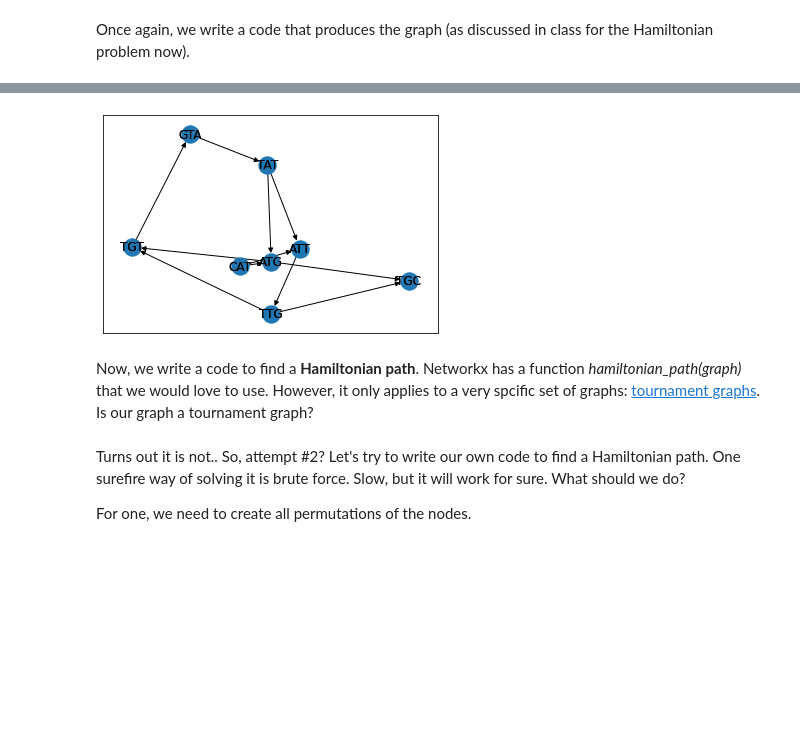
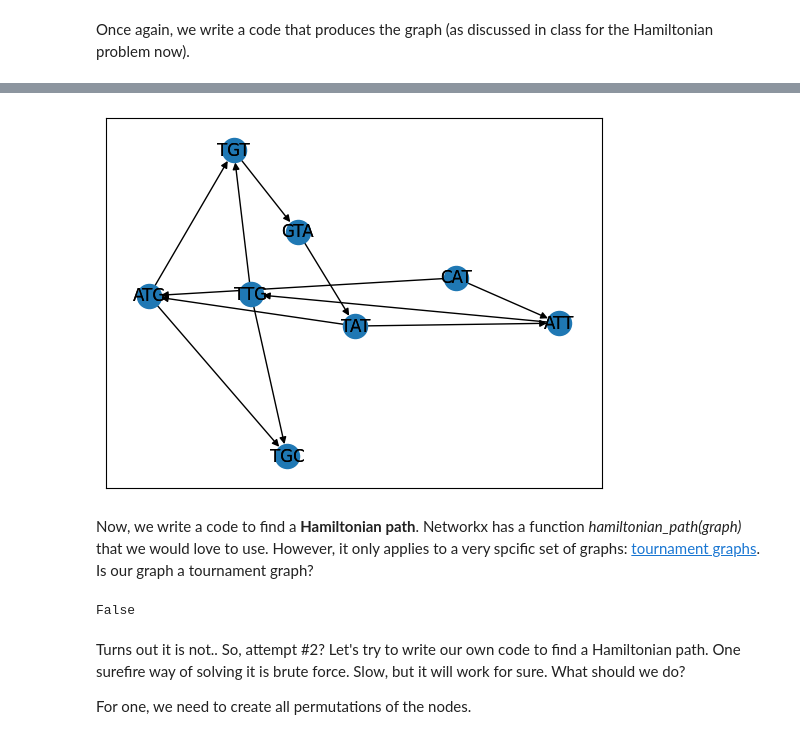
Before and after one commit to yggdrasilyuan/UIUC_code, a Jupyter notebook: network_data/hamiltonian.ipynb, the cells around one changed output, grey strips where cells are left out. Drawn from its saved outputs; the diff is of its cells as text; code cells hidden in the pictures; blank space fills up the shorter version.

```diff
--- a/network_data/hamiltonian.ipynb
+++ b/network_data/hamiltonian.ipynb
@@ -10,29 +13,37 @@ Once again, we write a code that produces the graph (as discussed in class for t
 # %%
 import networkx as nx
 import matplotlib.pyplot as plt
 from itertools import combinations
 
 def construct_graph_from(sub):
     G = nx.DiGraph()
-
+    G.add_nodes_from(sub)
+    for (i,j) in  combinations(G.nodes(),2):
+        # print(i[1:3])
+        if i[1:3]==j[0:2]:
+            G.add_edge(i,j)
+        if j[1:3]==i[0:2]:
+            G.add_edge(j,i)
     #################
     ### Fill this ###
     #################
 
     return G
 
 G = construct_graph_from(subsequences)
 pos=nx.spring_layout(G) ## <- We can change this to other types of layouts, try some out yourselves
 nx.draw_networkx(G,pos)
 nx.draw_networkx_labels(G,pos)
 plt.show()
 # %% [output]
-[figure, old version]
+[figure, new version]
 # %% [markdown]
 Now, we write a code to find a **Hamiltonian path**. Networkx has a function *hamiltonian_path(graph)* that we would love to use. However, it only applies to a very spcific set of graphs: [tournament graphs](https://en.wikipedia.org/wiki/Tournament_%28graph_theory%29). Is our graph a tournament graph?
 # %%
 from networkx.algorithms import tournament
 tournament.is_tournament(G)
+# %% [output]
+False
 # %% [markdown]
 Turns out it is not.. So, attempt \#2? Let's try to write our own code to find a Hamiltonian path. One surefire way of solving it is brute force. Slow, but it will work for sure. What should we do?
 
```
Also changed, not shown: parts of 7 cells of this notebook, 1 other file.
